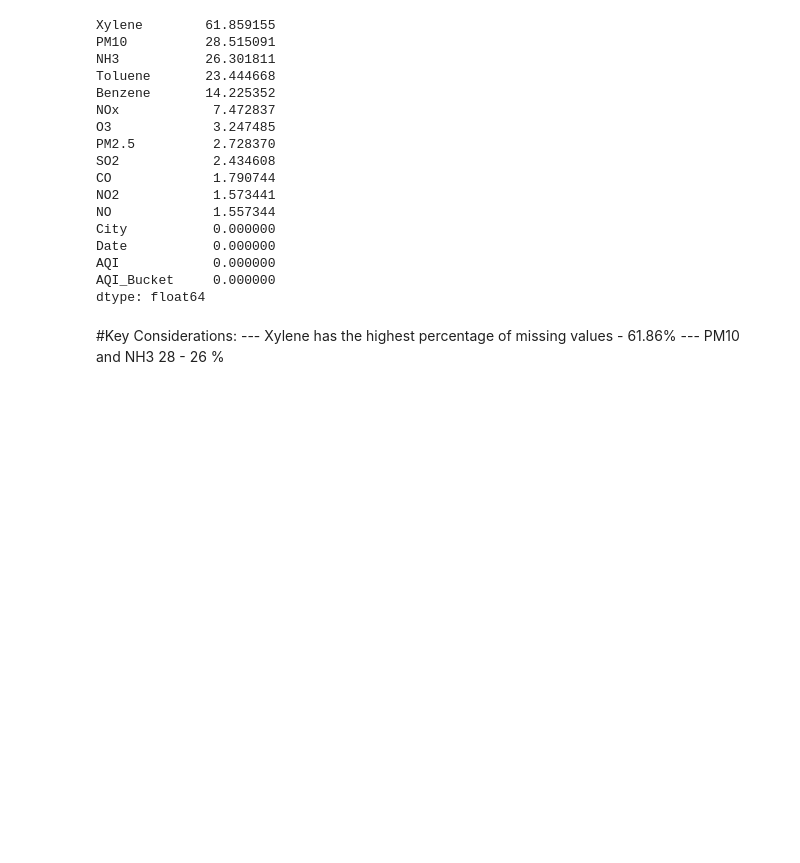
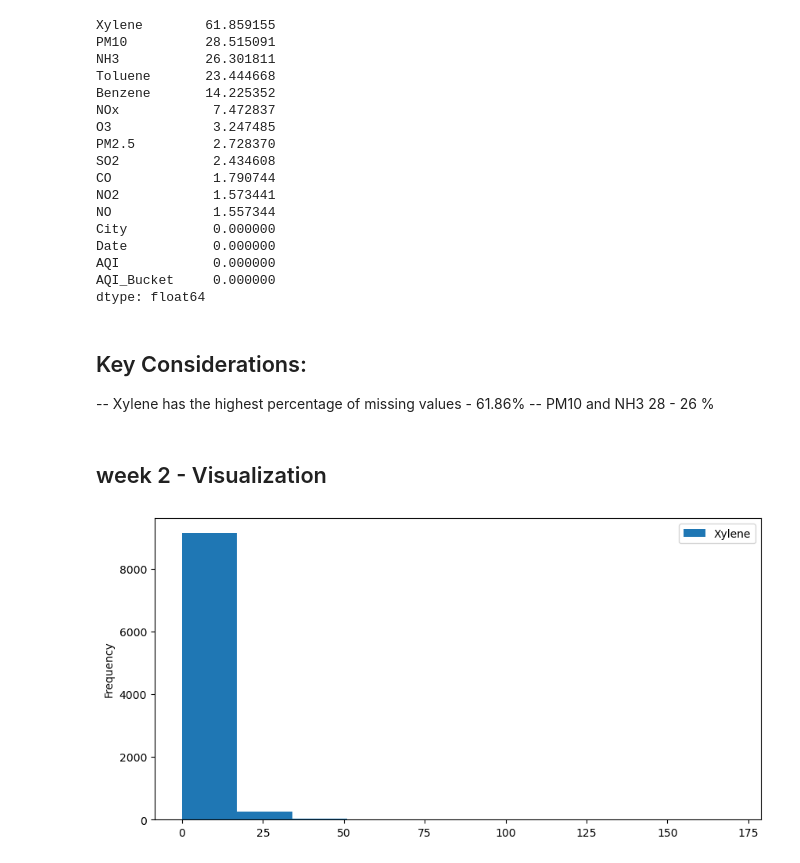
Before and after one commit to Pushkar0997/Air-Quality-Index-Prediction-AICTE-Cycle-4, a Jupyter notebook: AQI Prediction Model.ipynb, the cells around one changed output. Saved outputs shown, nothing was run; the diff lists cells and outputs as text; code cells hidden in the pictures; blank space fills up the shorter version.

Commit message:
Add files via upload
Week 2 submission of AQI Model.

```diff
--- a/AQI Prediction Model.ipynb
+++ b/AQI Prediction Model.ipynb
@@ -178,6 +178,15 @@ AQI            0.000000
 AQI_Bucket     0.000000
 dtype: float64
 # %% [markdown]
-#Key Considerations:
---- Xylene has the highest percentage of missing values - 61.86%
---- PM10 and NH3 28 - 26 %
+## Key Considerations:
+-- Xylene has the highest percentage of missing values - 61.86%
+-- PM10 and NH3 28 - 26 %
+# %% [markdown]
+## week 2 - Visualization
+# %%
+# Univariate analysis
+df['Xylene'].plot(kind= 'hist', figsize=(10,5))
+plt.legend()
+plt.show()
+# %% [output]
+[figure, added]
```
Also changed, not shown: parts of 38 cells of this notebook.
